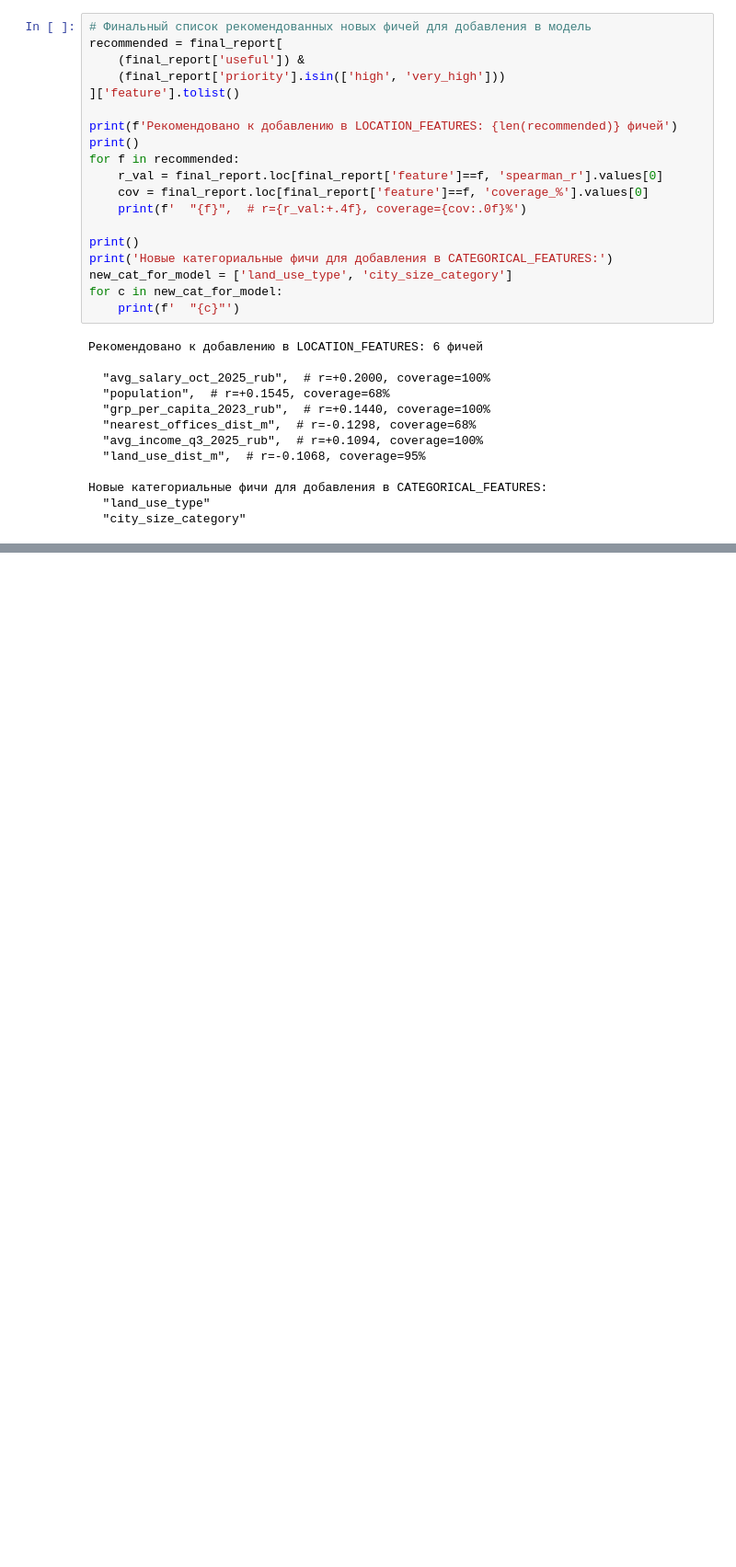
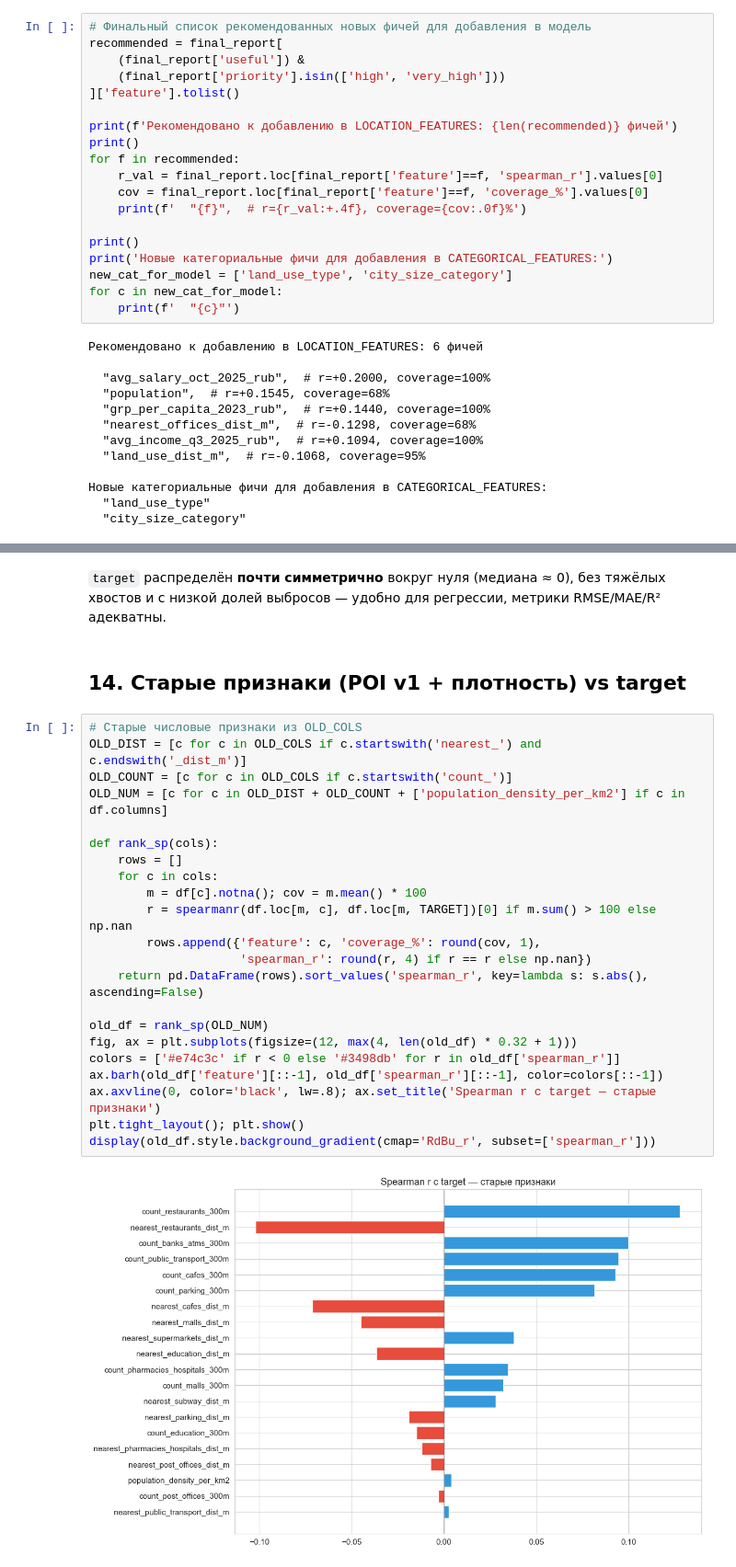
Before and after one commit to Khamoon7/GeoATM-popularity, a Jupyter notebook: notebooks/EDA_new_features.ipynb, the cells around one changed output, grey strips where cells are left out. Shown at 92% size. Cells and saved outputs as stored; diff of their text form; blank space fills up the shorter version.

```diff
--- a/notebooks/EDA_new_features.ipynb
+++ b/notebooks/EDA_new_features.ipynb
@@ -686,0 +714,28 @@ for c in new_cat_for_model:
+# %% [markdown]
+`target` распределён **почти симметрично** вокруг нуля (медиана ≈ 0), без тяжёлых хвостов и с низкой долей выбросов — удобно для регрессии, метрики RMSE/MAE/R² адекватны.
+# %% [markdown]
+## 14. Старые признаки (POI v1 + плотность) vs target
+# %%
+# Старые числовые признаки из OLD_COLS
+OLD_DIST = [c for c in OLD_COLS if c.startswith('nearest_') and c.endswith('_dist_m')]
+OLD_COUNT = [c for c in OLD_COLS if c.startswith('count_')]
+OLD_NUM = [c for c in OLD_DIST + OLD_COUNT + ['population_density_per_km2'] if c in df.columns]
+
+def rank_sp(cols):
+    rows = []
+    for c in cols:
+        m = df[c].notna(); cov = m.mean() * 100
+        r = spearmanr(df.loc[m, c], df.loc[m, TARGET])[0] if m.sum() > 100 else np.nan
+        rows.append({'feature': c, 'coverage_%': round(cov, 1),
+                     'spearman_r': round(r, 4) if r == r else np.nan})
+    return pd.DataFrame(rows).sort_values('spearman_r', key=lambda s: s.abs(), ascending=False)
+
+old_df = rank_sp(OLD_NUM)
+fig, ax = plt.subplots(figsize=(12, max(4, len(old_df) * 0.32 + 1)))
+colors = ['#e74c3c' if r < 0 else '#3498db' for r in old_df['spearman_r']]
+ax.barh(old_df['feature'][::-1], old_df['spearman_r'][::-1], color=colors[::-1])
+ax.axvline(0, color='black', lw=.8); ax.set_title('Spearman r с target — старые признаки')
+plt.tight_layout(); plt.show()
+display(old_df.style.background_gradient(cmap='RdBu_r', subset=['spearman_r']))
+# %% [output]
+[figure, added]
```
Also changed, not shown: parts of 19 cells of this notebook.
